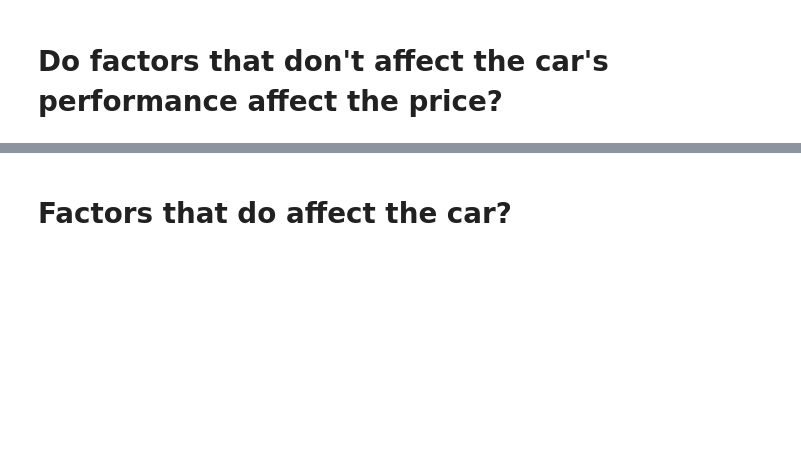
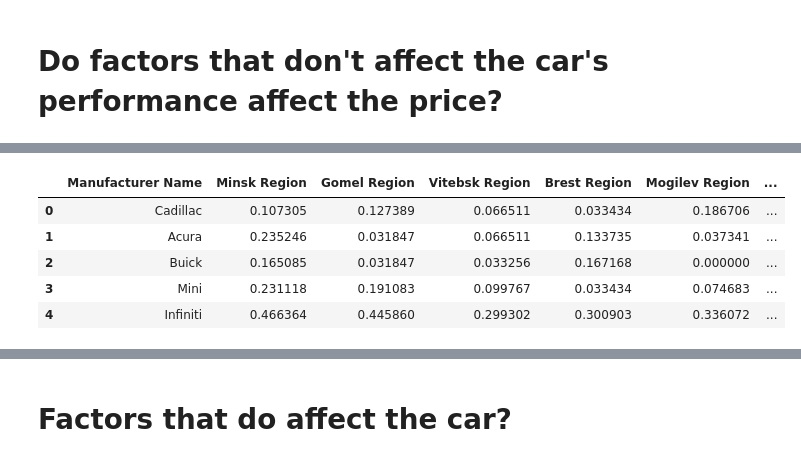
Before and after one commit to ejuar/SC22-BatchB-runaway-pythons, a Jupyter notebook: project/av_notebook.ipynb, the cells around one changed output, grey strips where cells are left out. Saved outputs shown, nothing was run; the diff lists cells and outputs as text; code cells hidden in the pictures; blank space fills up the shorter version.

```diff
--- a/project/av_notebook.ipynb
+++ b/project/av_notebook.ipynb
@@ -131,0 +105,15 @@ box_manufacturer.show()
+# %%
+price_range = []
+for price in cars_df["price_usd"]:
+    if price <= 10000:
+        price_range.append("0-10k")
+    elif price <=20000:
+        price_range.append("10k-20k")
+    elif price <=30000:
+        price_range.append("20k-30k")
+    elif price <=40000:
+        price_range.append("30k-40k")
+    else:
+        price_range.append("40k-50k")
+
+cars_df["price_range"] = price_range
@@ -161,0 +180,37 @@ hist_location.show()
+# %%
+percent_df = pd.DataFrame(columns=["Manufacturer Name", "Minsk Region", "Gomel Region", "Vitebsk Region", "Brest Region", "Mogilev Region", "Hrodna Region"])
+# percent_df = pd.DataFrame(columns=avgPrice_df["Manufacturer Name"])
+
+maxPrice_df = avgPrice_df["Manufacturer Name"].tail(10)
+
+for i in range(10):
+    car = maxPrice_df.iloc[i]
+    loclist = [car]
+    j = 0
+    for loc in locx:
+        num = len(cars_df[(cars_df["manufacturer_name"] == car) & (cars_df["location_region"] == loc)].index)
+        num /= locs.iloc[j]
+        num *= 100
+        loclist.append(num)
+        j += 1
+    percent_df.loc[i] = loclist
+
+percent_df.head()
+# j = 0
+# for loc in locx:
+#     loclist = []
+#     for i in range(len(avgPrice_df.index)):
+#         car = avgPrice_df["Manufacturer Name"].iloc[i]
+#         num = len(cars_df[(cars_df["manufacturer_name"] == car) & (cars_df["location_region"] == loc)].index)
+#         num /= locs.iloc[j]
+#         num *= 100
+#         loclist.append(num)
+#     j += 1
+#     percent_df.loc[loc] = loclist
+# %% [output]
+|  | Manufacturer Name | Minsk Region | Gomel Region | Vitebsk Region | Brest Region | Mogilev Region | ... |
+| 0 | Cadillac | 0.107305 | 0.127389 | 0.066511 | 0.033434 | 0.186706 | ... |
+| 1 | Acura | 0.235246 | 0.031847 | 0.066511 | 0.133735 | 0.037341 | ... |
+| 2 | Buick | 0.165085 | 0.031847 | 0.033256 | 0.167168 | 0.000000 | ... |
+| 3 | Mini | 0.231118 | 0.191083 | 0.099767 | 0.033434 | 0.074683 | ... |
+| 4 | Infiniti | 0.466364 | 0.445860 | 0.299302 | 0.300903 | 0.336072 | ... |
```
Also changed, not shown: parts of 22 cells of this notebook, 11 other files.
